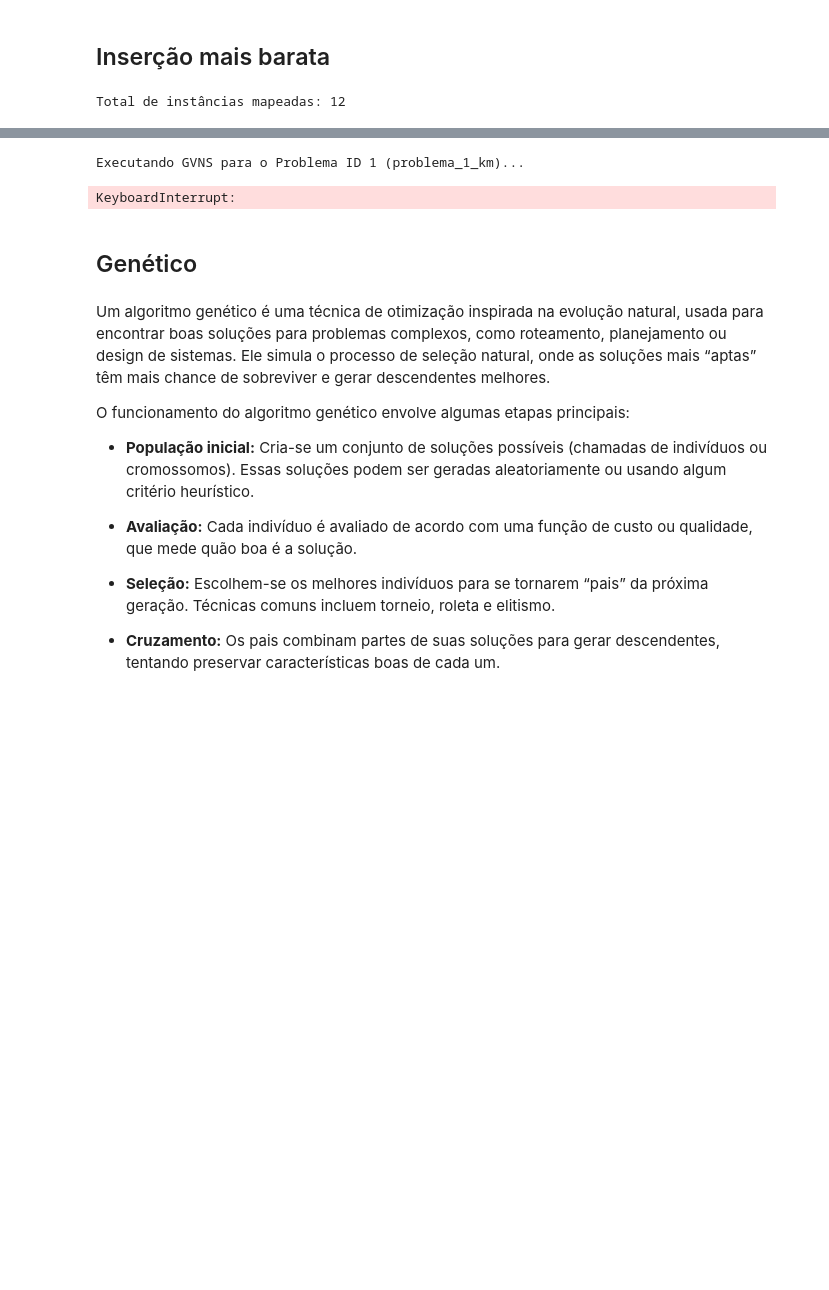
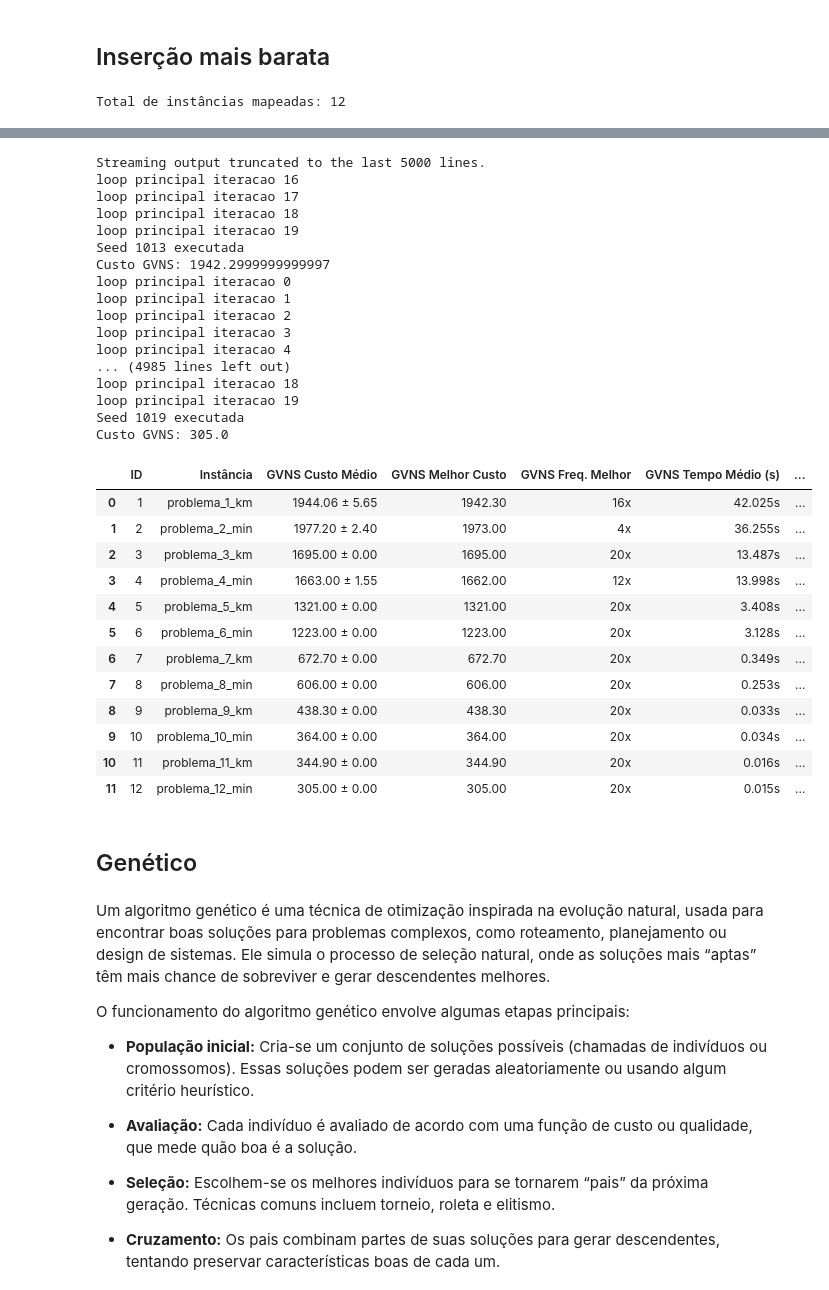
Before and after one commit to SamuelMoraisdRS/PCV, a Jupyter notebook: PCV.ipynb, the cells around one changed output, grey strips where cells are left out. Saved outputs shown, nothing was run; the diff lists cells and outputs as text; code cells hidden in the pictures; blank space fills up the shorter version.

Commit message:
feat: Experimetançoes e melhor documentação

```diff
--- a/PCV.ipynb
+++ b/PCV.ipynb
@@ -155,20 +197,24 @@ def busca_local_vnd(solucao_inicial, custo_inicial, heuristicas_busca_local, gra
 def intensified_shaking(solucao_inicial, buscas_locais, k):
     solucao_atual = solucao_inicial
     busca_local = random.choice(buscas_locais)
+    #print(f"busca local escolhida: {busca_local.__name__}")
     # Aplicar k vezes a BL sorteada
+    # print(f"Solução inicial: {solucao_atual}")
     for _ in range(k):
         solucao_atual = busca_local(solucao_atual)
+    # print(f"Solução diversificada: {solucao_atual}")
     return solucao_atual
 
 
 def gvns(solucao_inicial, custo_inicial, buscas_locais_perturbacao, heuristicas_busca_local, grafo_np, seed,
-         k_max=3, max_iter=1000):
+         k_max=3, max_iter=20):
     random.seed(seed)
     # TODO : Ver se precisa
     np.random.seed(seed)
     melhor_caminho = list(solucao_inicial)
     melhor_custo = custo_inicial
     for _ in range(max_iter):
+        print(f"loop principal iteracao {_}")
         k = 1
         # Aumentando o numero de execucoes da perturbacao
         while k <= k_max:
@@ -676,8 +683,9 @@ display(df_placar_atualizado_pipeline_vnd)
 # %%
 # Lista de buscas locais para perturbação (shaking)
+# TODO :Falar sobre a estrutura de vizinhanca de pertubacao. Atualmente perturba pouco
 buscas_locais_perturbacao = [swap_random, shift_random, inversao_random]
 
-# Buscas locais de intensificação (VND)
+# Buscas locais do VND
 heuristicas_busca_local = [swap, shift, inversao]
 
 # Dicionário de mapeamento direto usando IDs de 1 a 12
@@ -697,13 +705,15 @@ mapeamento_problemas = {
 }
 
 resultados_gvns = {}
-
+#alvos = [3,4,5,6]
 for idx, row in df_placar_atualizado_pipeline.iterrows():
     id_problema = int(row['ID'])
+    #if id_problema not in alvos:
+    #  continue
     nome_instancia = row['Problema']
     rota_inicial_pipeline = row['Melhor Rota']
     custo_inicial_pipeline = row['Melhor Custo Final']
-
+    print(f"Instância atual: {id_problema}")
     grafo_atual = mapeamento_problemas.get(id_problema)
 
     if grafo_atual is None:
@@ -733,44 +743,72 @@ for idx, row in df_placar_atualizado_pipeline.iterrows():
             grafo_np=grafo_np,
             seed=seed,
             k_max=3,
-            max_iter=1000
+            max_iter=20
         )
 
         tempo_exec = time.perf_counter() - t0
-
+        print(f"Seed {seed} executada")
         resultados_gvns[id_problema]['custos'].append(custo_gvns)
         resultados_gvns[id_problema]['tempos'].append(tempo_exec)
 
+        print(f"Custo GVNS: {custo_gvns}")
         if custo_gvns < resultados_gvns[id_problema]['melhor_custo']:
             resultados_gvns[id_problema]['melhor_custo'] = custo_gvns
             resultados_gvns[id_problema]['melhor_rota'] = rota_gvns
 
-# Consolidação final do GVNS usando a ID
 linhas_tabela_gvns = []
 for id_problema in sorted(resultados_gvns.keys()):
     dados = resultados_gvns[id_problema]
     custos = np.array(dados['custos'])
     tempos = np.array(dados['tempos'])
 
     melhor_custo = custos.min()
     freq_melhor = np.sum(np.isclose(custos, melhor_custo))
 
     linhas_tabela_gvns.append({
         'ID': id_problema,
         'Instância': dados['Nome'],
         'GVNS Custo Médio': f"{custos.mean():.2f} ± {custos.std():.2f}",
         'GVNS Melhor Custo': f"{melhor_custo:.2f}",
         'GVNS Freq. Melhor': f"{freq_melhor}x",
         'GVNS Tempo Médio (s)': f"{tempos.mean():.3f}s",
         'Melhor Rota Encontrada': dados['melhor_rota']
     })
 
 df_comparativo_gvns = pd.DataFrame(linhas_tabela_gvns)
 df_comparativo_gvns.to_csv('resultados_experimentais_gvns.csv', index=False)
 display(df_comparativo_gvns)
 # %% [output]
-Executando GVNS para o Problema ID 1 (problema_1_km)...
+Streaming output truncated to the last 5000 lines.
+loop principal iteracao 16
+loop principal iteracao 17
+loop principal iteracao 18
+loop principal iteracao 19
+Seed 1013 executada
+Custo GVNS: 1942.2999999999997
+loop principal iteracao 0
+loop principal iteracao 1
+loop principal iteracao 2
+loop principal iteracao 3
+loop principal iteracao 4
+... (4985 lines left out)
+loop principal iteracao 18
+loop principal iteracao 19
+Seed 1019 executada
+Custo GVNS: 305.0
-KeyboardInterrupt:
+|  | ID | Instância | GVNS Custo Médio | GVNS Melhor Custo | GVNS Freq. Melhor | GVNS Tempo Médio (s) | ... |
+| 0 | 1 | problema_1_km | 1944.06 ± 5.65 | 1942.30 | 16x | 42.025s | ... |
+| 1 | 2 | problema_2_min | 1977.20 ± 2.40 | 1973.00 | 4x | 36.255s | ... |
+| 2 | 3 | problema_3_km | 1695.00 ± 0.00 | 1695.00 | 20x | 13.487s | ... |
+| 3 | 4 | problema_4_min | 1663.00 ± 1.55 | 1662.00 | 12x | 13.998s | ... |
+| 4 | 5 | problema_5_km | 1321.00 ± 0.00 | 1321.00 | 20x | 3.408s | ... |
+| 5 | 6 | problema_6_min | 1223.00 ± 0.00 | 1223.00 | 20x | 3.128s | ... |
+| 6 | 7 | problema_7_km | 672.70 ± 0.00 | 672.70 | 20x | 0.349s | ... |
+| 7 | 8 | problema_8_min | 606.00 ± 0.00 | 606.00 | 20x | 0.253s | ... |
+| 8 | 9 | problema_9_km | 438.30 ± 0.00 | 438.30 | 20x | 0.033s | ... |
+| 9 | 10 | problema_10_min | 364.00 ± 0.00 | 364.00 | 20x | 0.034s | ... |
+| 10 | 11 | problema_11_km | 344.90 ± 0.00 | 344.90 | 20x | 0.016s | ... |
+| 11 | 12 | problema_12_min | 305.00 ± 0.00 | 305.00 | 20x | 0.015s | ... |
 # %% [markdown]
 ## Genético
 # %% [markdown]
```
Also changed, not shown: parts of 22 cells of this notebook, 11 other files.
